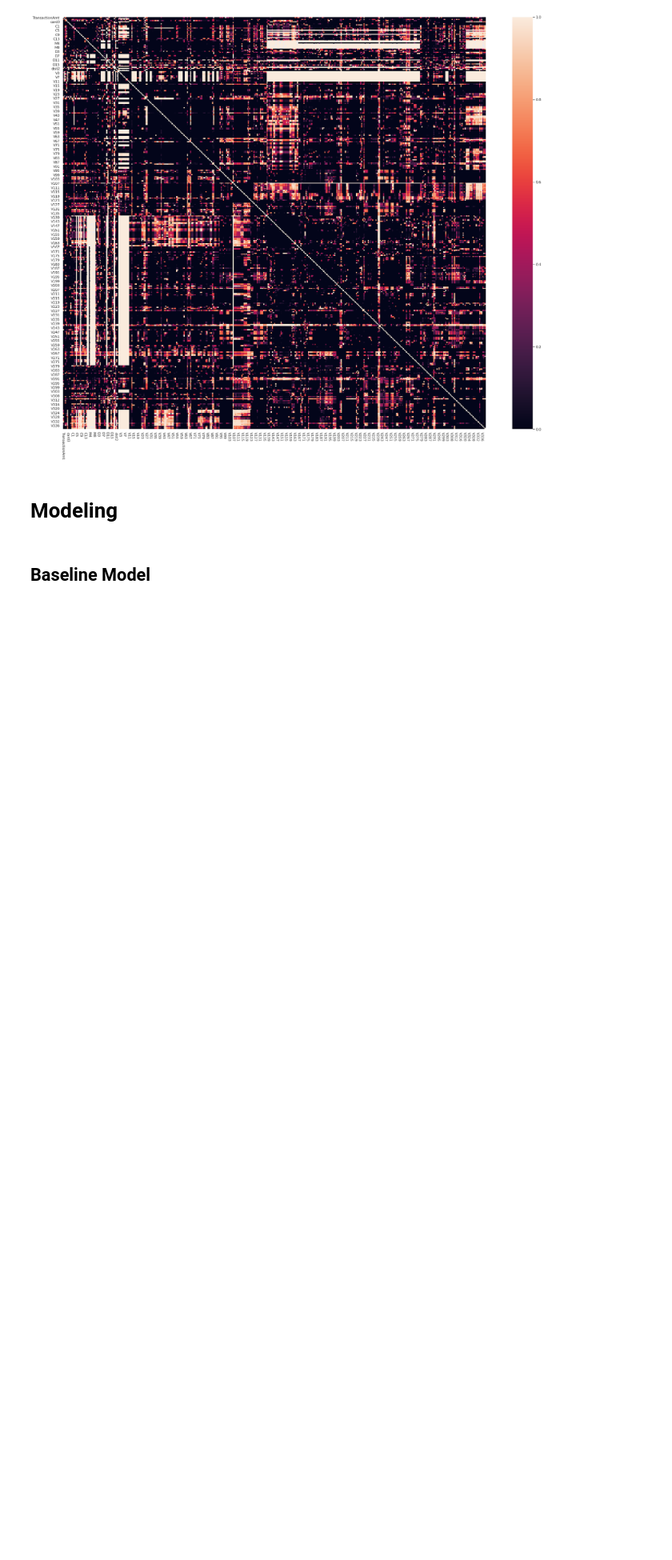
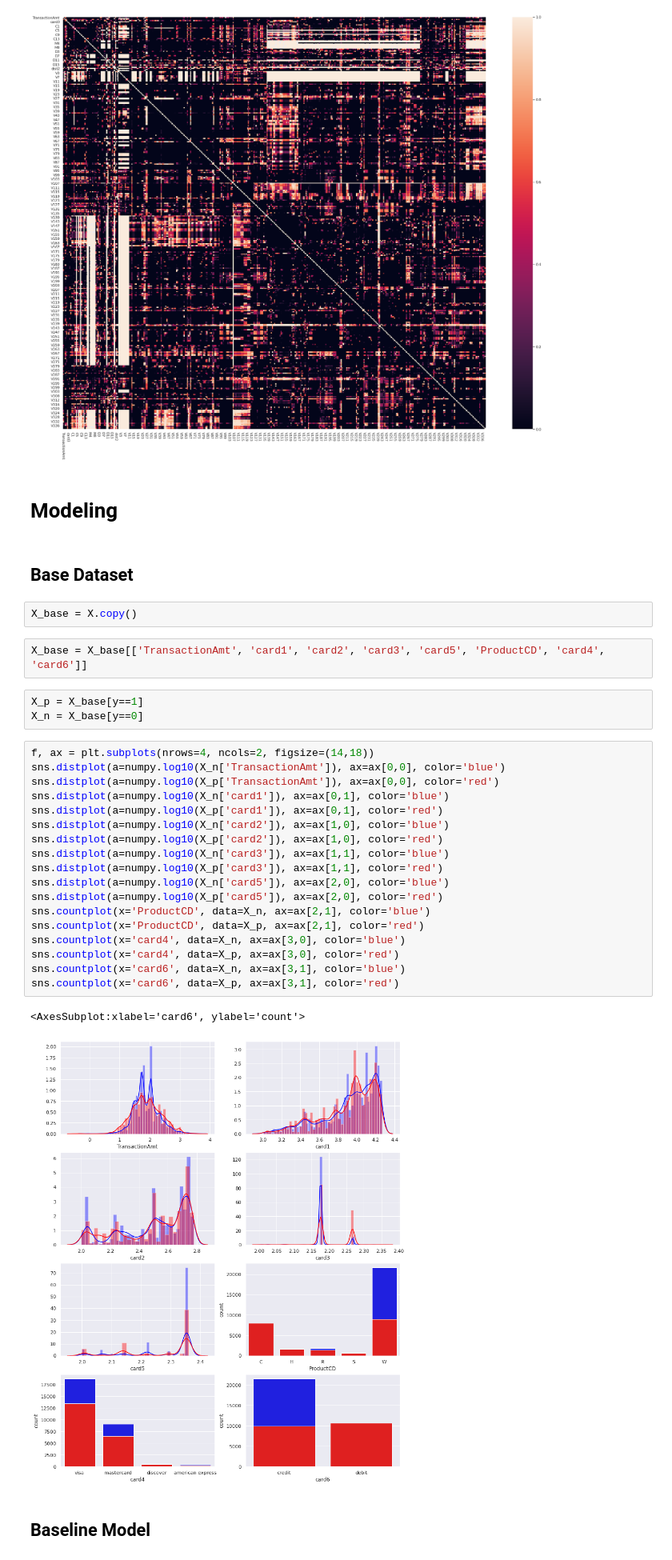
Before and after one commit to VladimirIsakov91/IEEE-CISFraudDetection, a Jupyter notebook: IEEE-CISFraudDetection.ipynb, the cells around one changed output. Shown at 80% size. Saved outputs shown, nothing was run; the diff lists cells and outputs as text; blank space fills up the shorter version.

```diff
--- a/IEEE-CISFraudDetection.ipynb
+++ b/IEEE-CISFraudDetection.ipynb
@@ -270,6 +249,36 @@ plt.show()
 [figure]
 # %% [markdown]
 # Modeling
+# %% [markdown]
+## Base Dataset
+# %%
+X_base = X.copy()
+# %%
+X_base = X_base[['TransactionAmt', 'card1', 'card2', 'card3', 'card5', 'ProductCD', 'card4', 'card6']]
+# %%
+X_p = X_base[y==1]
+X_n = X_base[y==0]
+# %%
+f, ax = plt.subplots(nrows=4, ncols=2, figsize=(14,18))
+sns.distplot(a=numpy.log10(X_n['TransactionAmt']), ax=ax[0,0], color='blue')
+sns.distplot(a=numpy.log10(X_p['TransactionAmt']), ax=ax[0,0], color='red')
+sns.distplot(a=numpy.log10(X_n['card1']), ax=ax[0,1], color='blue')
+sns.distplot(a=numpy.log10(X_p['card1']), ax=ax[0,1], color='red')
+sns.distplot(a=numpy.log10(X_n['card2']), ax=ax[1,0], color='blue')
+sns.distplot(a=numpy.log10(X_p['card2']), ax=ax[1,0], color='red')
+sns.distplot(a=numpy.log10(X_n['card3']), ax=ax[1,1], color='blue')
+sns.distplot(a=numpy.log10(X_p['card3']), ax=ax[1,1], color='red')
+sns.distplot(a=numpy.log10(X_n['card5']), ax=ax[2,0], color='blue')
+sns.distplot(a=numpy.log10(X_p['card5']), ax=ax[2,0], color='red')
+sns.countplot(x='ProductCD', data=X_n, ax=ax[2,1], color='blue')
+sns.countplot(x='ProductCD', data=X_p, ax=ax[2,1], color='red')
+sns.countplot(x='card4', data=X_n, ax=ax[3,0], color='blue')
+sns.countplot(x='card4', data=X_p, ax=ax[3,0], color='red')
+sns.countplot(x='card6', data=X_n, ax=ax[3,1], color='blue')
+sns.countplot(x='card6', data=X_p, ax=ax[3,1], color='red')
+# %% [output]
+<AxesSubplot:xlabel='card6', ylabel='count'>
+[figure, added]
 # %% [markdown]
 ## Baseline Model
 # %%
```
Also changed, not shown: parts of 9 cells of this notebook.
